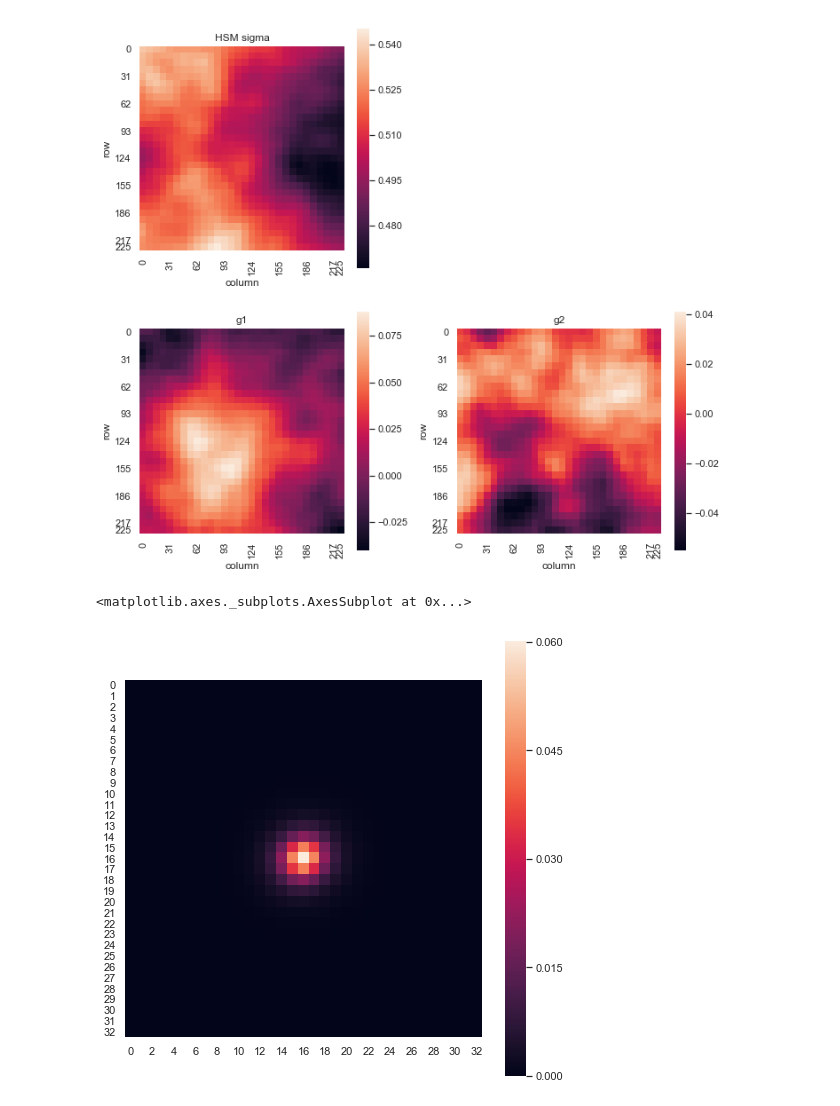
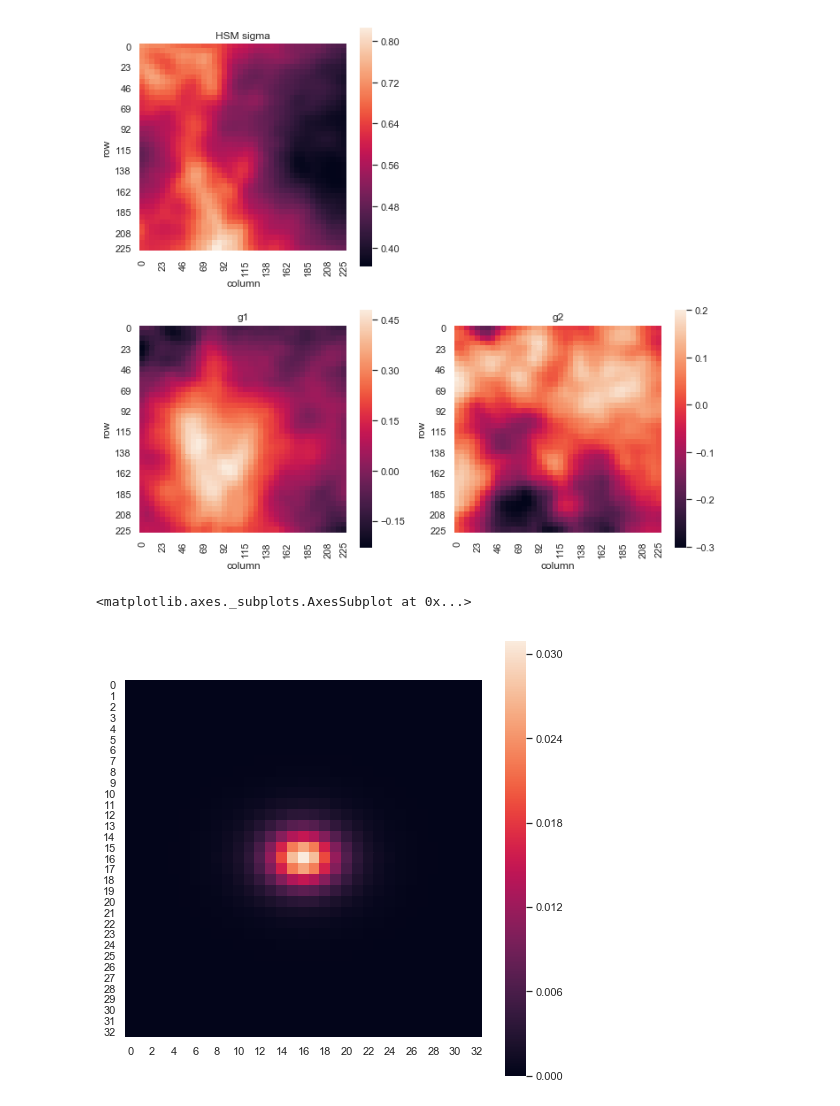
Before and after one commit to beckermr/metadetect-sims, a Jupyter notebook: plots_and_notebooks/plot_ps_psf.ipynb, the cells around one changed output. Drawn from its saved outputs; the diff is of its cells as text; code cells hidden in the pictures.

Commit message:
more variation

```diff
--- a/plots_and_notebooks/plot_ps_psf.ipynb
+++ b/plots_and_notebooks/plot_ps_psf.ipynb
@@ -26,6 +26,7 @@ def _get_psf_variation(func, n=20):
     for j, x in tqdm.tqdm(enumerate(np.linspace(start, end, n))):
         for i, y in enumerate(np.linspace(start, end, n)):
             _psf = func(x, y)
+            _psf = _psf.drawImage(scale=0.25, nx=33, ny=33)
             mom = galsim.hsm.FindAdaptiveMom(_psf)
             fwhm[i, j] = mom.moments_sigma * 0.25
             g1[i, j] = mom.observed_shape.g1
@@ -82,27 +83,27 @@ def _plot_psf_variation(fwhm, g1, g2, n=20):
 # %%
 rng = np.random.RandomState(seed=28354)
 noise_level = 0
-variation_factor = 2
+variation_factor = 10
 psf = PowerSpectrumPSF(
     rng=rng, im_width=225, buff=75, scale=0.25, trunc=1,
     noise_level=noise_level,
     variation_factor=variation_factor)
 
-n = 30
-func = lambda x,y: psf.getPSF(galsim.PositionD(x=x, y=y)).drawImage(scale=0.25, nx=33, ny=33)
+n = 40
+func = lambda x,y: psf.getPSF(galsim.PositionD(x=x, y=y))
 
 fwhm, g1, g2 = _get_psf_variation(func, n=n)
 
 _plot_psf_variation(fwhm, g1, g2, n=n)
 # %% [output]
-[figure, old version]
+[figure, new version]
 # %%
 plt.figure(figsize=(8, 8))
-psf_im = psf.getPSF(galsim.PositionD(x=10, y=11)).drawImage(scale=0.25, nx=33, ny=33).array
+psf_im = psf.getPSF(galsim.PositionD(x=10, y=101)).drawImage(scale=0.25, nx=33, ny=33).array
 sns.heatmap(psf_im, square=True)
 # %% [output]
 <matplotlib.axes._subplots.AxesSubplot at 0x...>
-[figure, old version]
+[figure, new version]
 # %%
 nse = np.std(psf_im[-1, :])
 print(np.sqrt(np.sum(psf_im**2) / noise_level**2))
```
Also changed, not shown: parts of 1 cell of this notebook, 8 other files.
